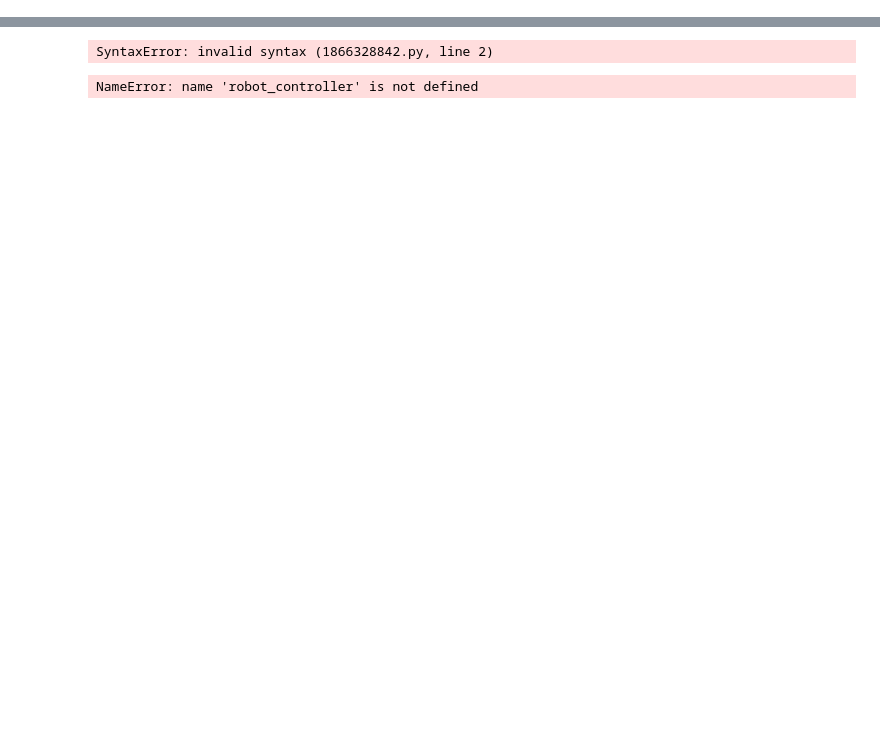
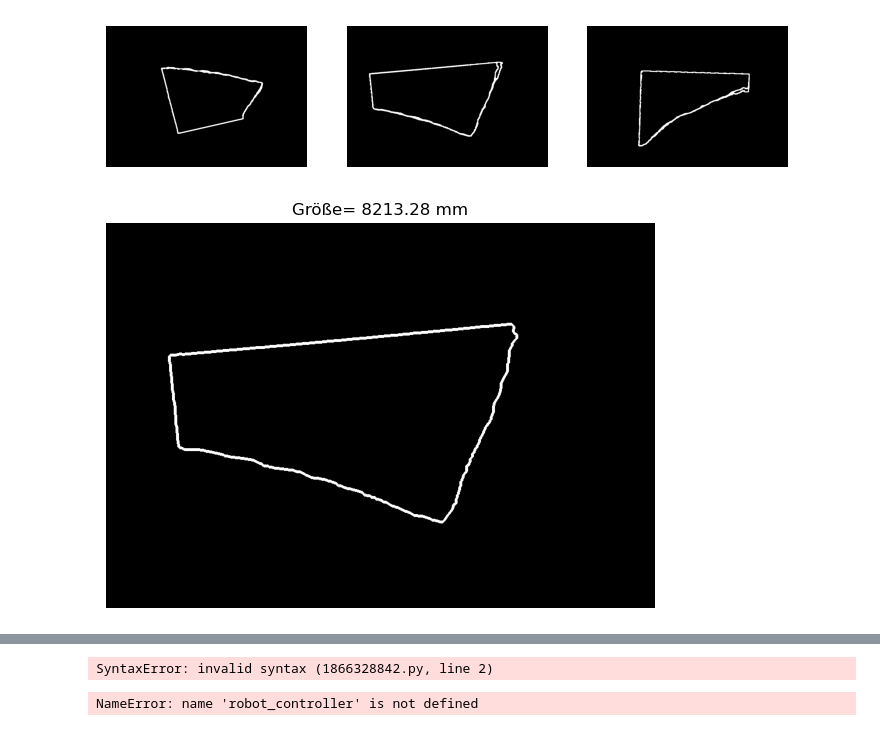
Before and after one commit to Fixstern0211/RoboGlue1, a Jupyter notebook: cameratest.ipynb, the cells around one changed output, grey strips where cells are left out. Cells and saved outputs as stored; diff of their text form; code cells hidden in the pictures; blank space fills up the shorter version.

```diff
--- a/cameratest.ipynb
+++ b/cameratest.ipynb
@@ -131,0 +152,12 @@ con = [ele/scale/1000 for ele in con]
+# %%
+# fig = plt.figure(figsize=(1,1))
+img_processor.display_images(images)
+
+# img_processor.display_contour(images, con, areas[1])
+
+img_processor.display_contour(c2_imgs[1], contours[1], areas[1])
+# plt.imshow(contours[0], cmap="gray")
+# plt.axis('off')
+# %% [output]
+[figure, added]
+[figure, added]
```
Also changed, not shown: parts of 12 cells of this notebook.
